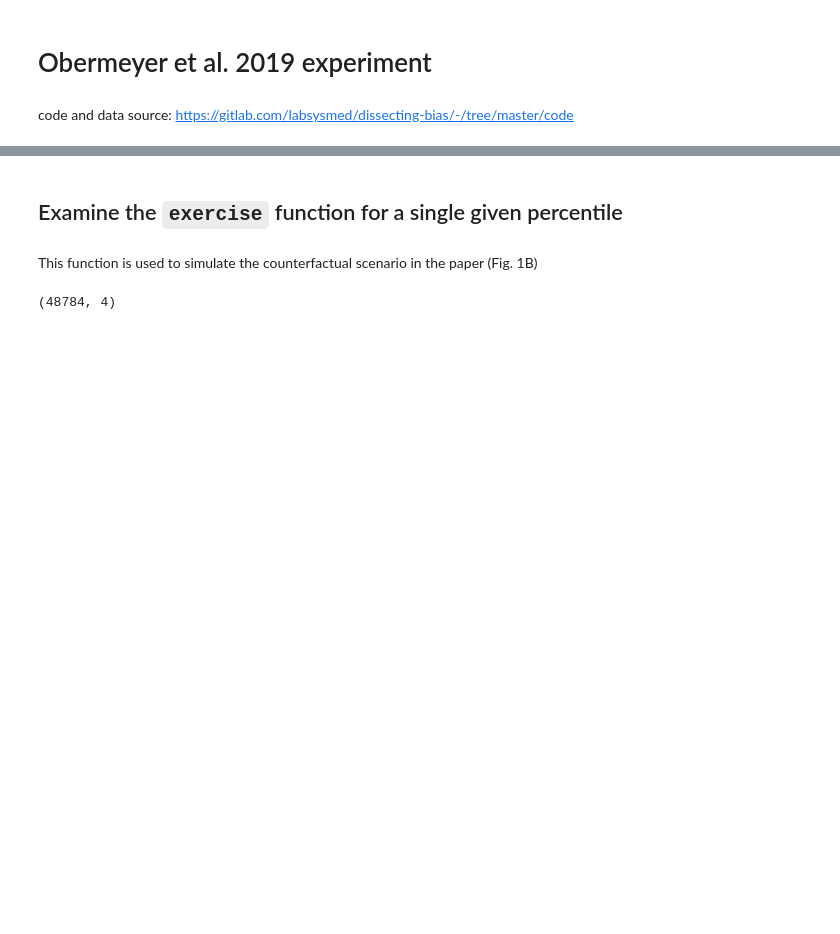
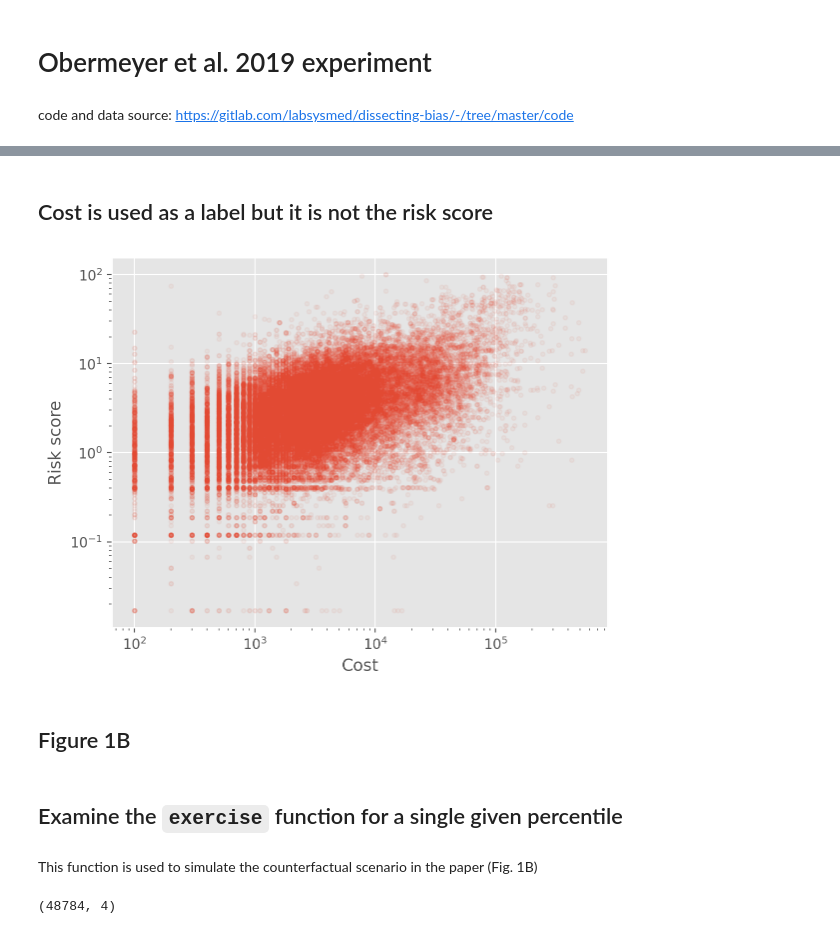
Before and after one commit to AustinMLJournalClub/AustinMLJournalClub.github.io, a Jupyter notebook: posts/20240328/Obermeyer_2019_experiment.ipynb, the cells around one changed output, grey strips where cells are left out. Drawn from its saved outputs; the diff is of its cells as text; code cells hidden in the pictures; blank space fills up the shorter version.

```diff
--- a/posts/20240328/Obermeyer_2019_experiment.ipynb
+++ b/posts/20240328/Obermeyer_2019_experiment.ipynb
@@ -17,3 +29,15 @@ data.shape
+# %% [markdown]
+## Cost is used as a label but it is not the risk score
+# %%
+plt.plot(data['cost_t'], data['risk_score_t'], '.', alpha=0.05)
+plt.loglog()
+plt.xlabel('Cost')
+plt.ylabel('Risk score')
+plt.show()
+# %% [output]
+[figure, added]
+# %% [markdown]
+## Figure 1B
 # %%
 res_dir = os.path.join(os.getcwd(), 'results')
 
```
Also changed, not shown: parts of 13 cells of this notebook, 1 other file.
